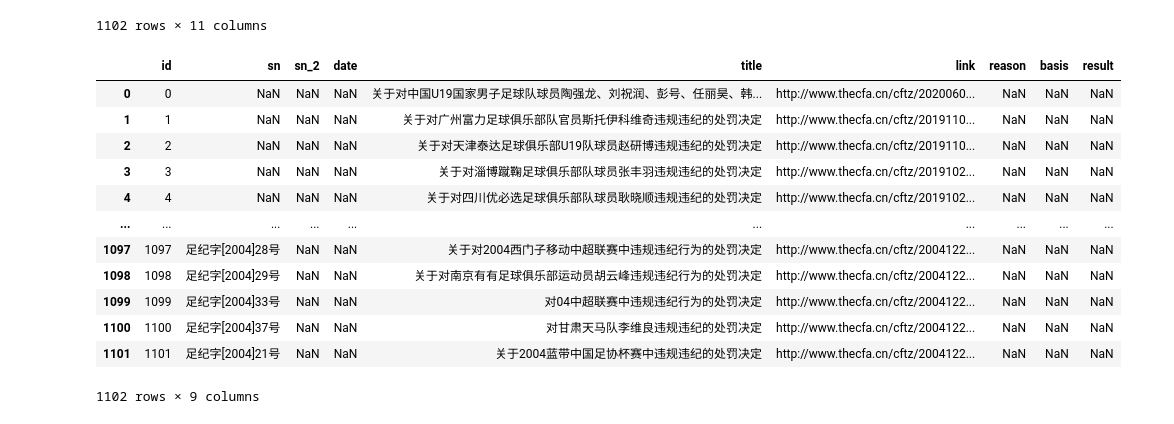
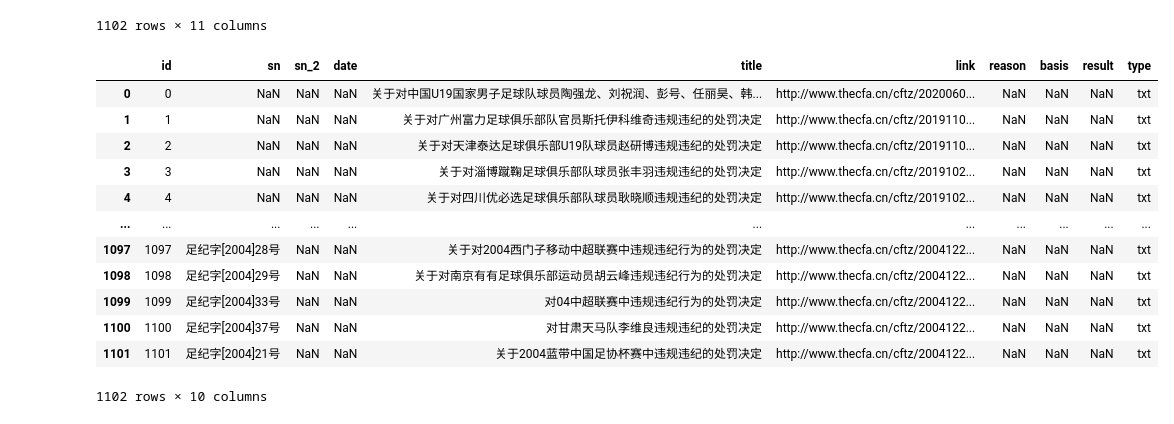
Before and after one commit to dearfad/mmhelper, a Jupyter notebook: project/gyj/Data_Arrange_content.ipynb, the cells around one changed output. Saved outputs shown, nothing was run; the diff lists cells and outputs as text; code cells hidden in the pictures.

```diff
--- a/project/gyj/Data_Arrange_content.ipynb
+++ b/project/gyj/Data_Arrange_content.ipynb
@@ -25,20 +25,21 @@ data
 # %%
 newdata['reason'] = np.nan
 newdata['basis'] = np.nan
 newdata['result'] = np.nan
+newdata['type'] = data['type']
 newdata
 # %% [output]
-|  | id | sn | sn_2 | date | title | link | reason | basis | result |
-| 0 | 0 | NaN | NaN | NaN | 关于对中国U19国家男子足球队球员陶强龙、刘祝润、彭号、任丽昊、韩... | http://www.thecfa.cn/cftz/2020060... | NaN | NaN | NaN |
-| 1 | 1 | NaN | NaN | NaN | 关于对广州富力足球俱乐部队官员斯托伊科维奇违规违纪的处罚决定 | http://www.thecfa.cn/cftz/2019110... | NaN | NaN | NaN |
-| 2 | 2 | NaN | NaN | NaN | 关于对天津泰达足球俱乐部U19队球员赵研博违规违纪的处罚决定 | http://www.thecfa.cn/cftz/2019110... | NaN | NaN | NaN |
-| 3 | 3 | NaN | NaN | NaN | 关于对淄博蹴鞠足球俱乐部队球员张丰羽违规违纪的处罚决定 | http://www.thecfa.cn/cftz/2019102... | NaN | NaN | NaN |
-| 4 | 4 | NaN | NaN | NaN | 关于对四川优必选足球俱乐部队球员耿晓顺违规违纪的处罚决定 | http://www.thecfa.cn/cftz/2019102... | NaN | NaN | NaN |
-| ... | ... | ... | ... | ... | ... | ... | ... | ... | ... |
-| 1097 | 1097 | 足纪字[2004]28号 | NaN | NaN | 关于对2004西门子移动中超联赛中违规违纪行为的处罚决定 | http://www.thecfa.cn/cftz/2004122... | NaN | NaN | NaN |
-| 1098 | 1098 | 足纪字[2004]29号 | NaN | NaN | 关于对南京有有足球俱乐部运动员胡云峰违规违纪行为的处罚决定 | http://www.thecfa.cn/cftz/2004122... | NaN | NaN | NaN |
-| 1099 | 1099 | 足纪字[2004]33号 | NaN | NaN | 对04中超联赛中违规违纪行为的处罚决定 | http://www.thecfa.cn/cftz/2004122... | NaN | NaN | NaN |
-| 1100 | 1100 | 足纪字[2004]37号 | NaN | NaN | 对甘肃天马队李维良违规违纪的处罚决定 | http://www.thecfa.cn/cftz/2004122... | NaN | NaN | NaN |
-| 1101 | 1101 | 足纪字[2004]21号 | NaN | NaN | 关于2004蓝带中国足协杯赛中违规违纪的处罚决定 | http://www.thecfa.cn/cftz/2004122... | NaN | NaN | NaN |
+|  | id | sn | sn_2 | date | title | link | reason | basis | result | type |
+| 0 | 0 | NaN | NaN | NaN | 关于对中国U19国家男子足球队球员陶强龙、刘祝润、彭号、任丽昊、韩... | http://www.thecfa.cn/cftz/2020060... | NaN | NaN | NaN | txt |
+| 1 | 1 | NaN | NaN | NaN | 关于对广州富力足球俱乐部队官员斯托伊科维奇违规违纪的处罚决定 | http://www.thecfa.cn/cftz/2019110... | NaN | NaN | NaN | txt |
+| 2 | 2 | NaN | NaN | NaN | 关于对天津泰达足球俱乐部U19队球员赵研博违规违纪的处罚决定 | http://www.thecfa.cn/cftz/2019110... | NaN | NaN | NaN | txt |
+| 3 | 3 | NaN | NaN | NaN | 关于对淄博蹴鞠足球俱乐部队球员张丰羽违规违纪的处罚决定 | http://www.thecfa.cn/cftz/2019102... | NaN | NaN | NaN | txt |
+| 4 | 4 | NaN | NaN | NaN | 关于对四川优必选足球俱乐部队球员耿晓顺违规违纪的处罚决定 | http://www.thecfa.cn/cftz/2019102... | NaN | NaN | NaN | txt |
+| ... | ... | ... | ... | ... | ... | ... | ... | ... | ... | ... |
+| 1097 | 1097 | 足纪字[2004]28号 | NaN | NaN | 关于对2004西门子移动中超联赛中违规违纪行为的处罚决定 | http://www.thecfa.cn/cftz/2004122... | NaN | NaN | NaN | txt |
+| 1098 | 1098 | 足纪字[2004]29号 | NaN | NaN | 关于对南京有有足球俱乐部运动员胡云峰违规违纪行为的处罚决定 | http://www.thecfa.cn/cftz/2004122... | NaN | NaN | NaN | txt |
+| 1099 | 1099 | 足纪字[2004]33号 | NaN | NaN | 对04中超联赛中违规违纪行为的处罚决定 | http://www.thecfa.cn/cftz/2004122... | NaN | NaN | NaN | txt |
+| 1100 | 1100 | 足纪字[2004]37号 | NaN | NaN | 对甘肃天马队李维良违规违纪的处罚决定 | http://www.thecfa.cn/cftz/2004122... | NaN | NaN | NaN | txt |
+| 1101 | 1101 | 足纪字[2004]21号 | NaN | NaN | 关于2004蓝带中国足协杯赛中违规违纪的处罚决定 | http://www.thecfa.cn/cftz/2004122... | NaN | NaN | NaN | txt |
-1102 rows × 9 columns
+1102 rows × 10 columns
 # %%
```
Also changed, not shown: parts of 20 cells of this notebook, 1 other file.
